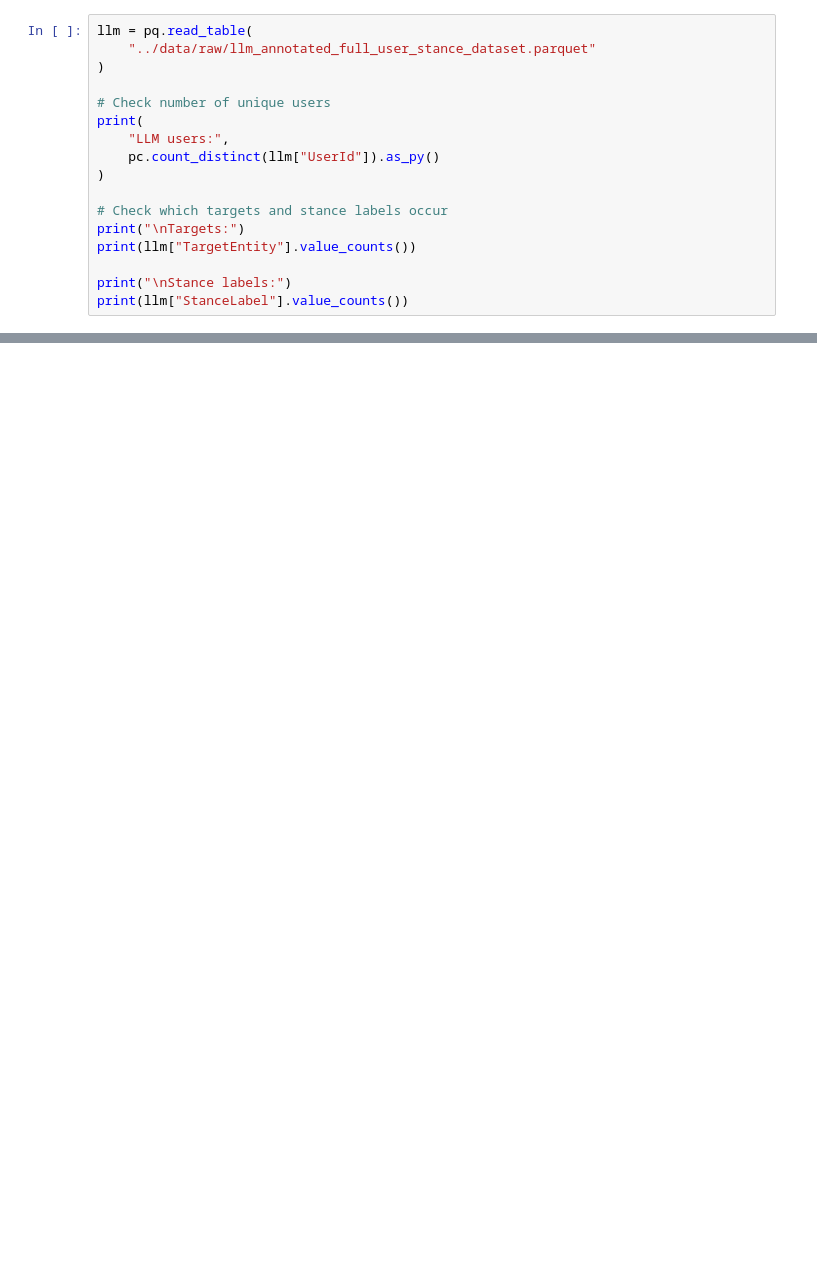
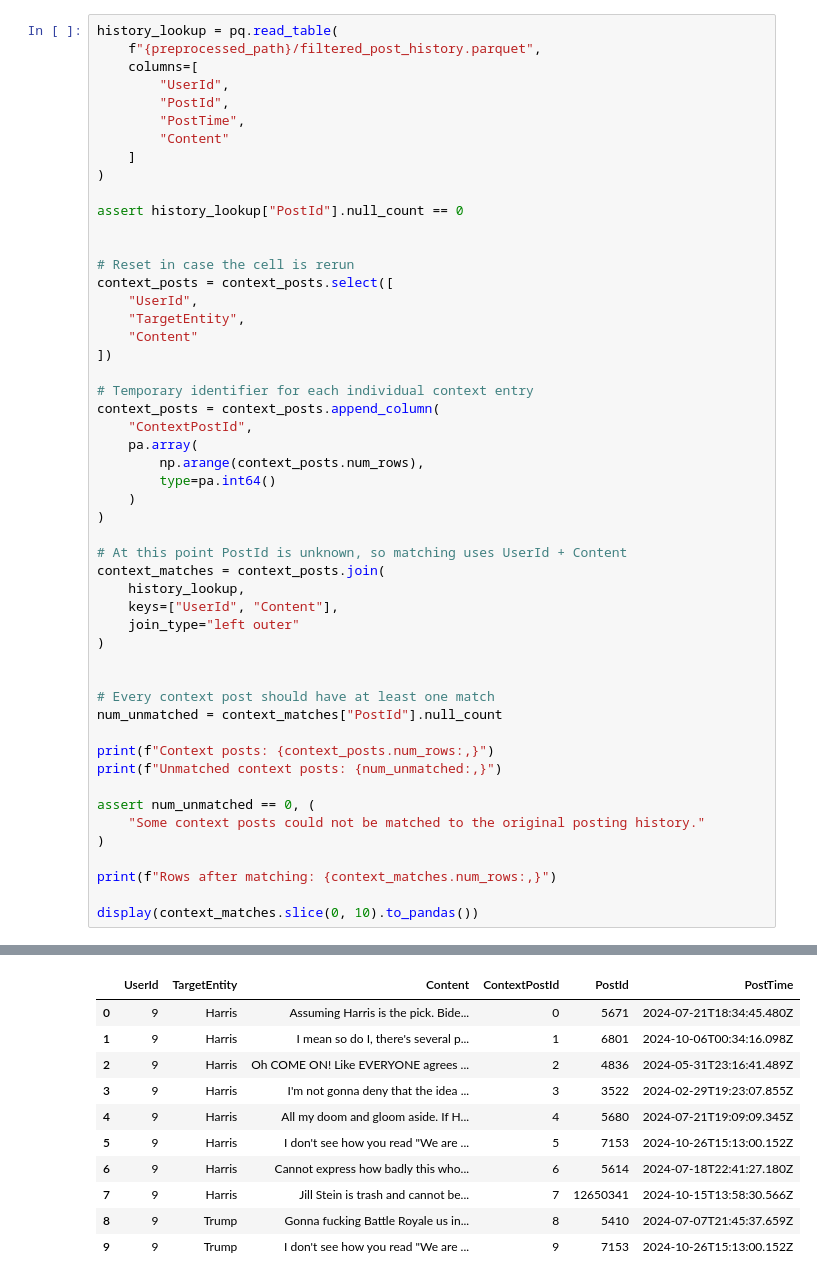
Before and after one commit to jakobtitz/political-stance-detection-analysis, a Jupyter notebook: notebooks/01_preprocessing.ipynb, the cells around one changed output, grey strips where cells are left out. Drawn from its saved outputs; the diff is of its cells as text; blank space fills up the shorter version.

```diff
--- a/notebooks/01_preprocessing.ipynb
+++ b/notebooks/01_preprocessing.ipynb
@@ -511,18 +396,52 @@ that they can be reserved for evaluation and are not accidentally used for train
 # %%
-llm = pq.read_table(
-    "../data/raw/llm_annotated_full_user_stance_dataset.parquet"
+history_lookup = pq.read_table(
+    f"{preprocessed_path}/filtered_post_history.parquet",
+    columns=[
+        "UserId",
+        "PostId",
+        "PostTime",
+        "Content"
+    ]
 )
 
-# Check number of unique users
-print(
-    "LLM users:",
-    pc.count_distinct(llm["UserId"]).as_py()
+assert history_lookup["PostId"].null_count == 0
+
+
+# Reset in case the cell is rerun
+context_posts = context_posts.select([
+    "UserId",
+    "TargetEntity",
+    "Content"
+])
+
+# Temporary identifier for each individual context entry
+context_posts = context_posts.append_column(
+    "ContextPostId",
+    pa.array(
+        np.arange(context_posts.num_rows),
+        type=pa.int64()
+    )
 )
 
-# Check which targets and stance labels occur
-print("\nTargets:")
-print(llm["TargetEntity"].value_counts())
+# At this point PostId is unknown, so matching uses UserId + Content
+context_matches = context_posts.join(
+    history_lookup,
+    keys=["UserId", "Content"],
+    join_type="left outer"
+)
 
-print("\nStance labels:")
-print(llm["StanceLabel"].value_counts())
+
+# Every context post should have at least one match
+num_unmatched = context_matches["PostId"].null_count
+
+print(f"Context posts: {context_posts.num_rows:,}")
+print(f"Unmatched context posts: {num_unmatched:,}")
+
+assert num_unmatched == 0, (
+    "Some context posts could not be matched to the original posting history."
+)
+
+print(f"Rows after matching: {context_matches.num_rows:,}")
+
+display(context_matches.slice(0, 10).to_pandas())
 # %% [output]
@@ -546 +451,12 @@ Targets:
+|  | UserId | TargetEntity | Content | ContextPostId | PostId | PostTime |
+| 0 | 9 | Harris | Assuming Harris is the pick. Bide... | 0 | 5671 | 2024-07-21T18:34:45.480Z |
+| 1 | 9 | Harris | I mean so do I, there's several p... | 1 | 6801 | 2024-10-06T00:34:16.098Z |
+| 2 | 9 | Harris | Oh COME ON! Like EVERYONE agrees ... | 2 | 4836 | 2024-05-31T23:16:41.489Z |
+| 3 | 9 | Harris | I'm not gonna deny that the idea ... | 3 | 3522 | 2024-02-29T19:23:07.855Z |
+| 4 | 9 | Harris | All my doom and gloom aside. If H... | 4 | 5680 | 2024-07-21T19:09:09.345Z |
+| 5 | 9 | Harris | I don't see how you read "We are ... | 5 | 7153 | 2024-10-26T15:13:00.152Z |
+| 6 | 9 | Harris | Cannot express how badly this who... | 6 | 5614 | 2024-07-18T22:41:27.180Z |
+| 7 | 9 | Harris | Jill Stein is trash and cannot be... | 7 | 12650341 | 2024-10-15T13:58:30.566Z |
+| 8 | 9 | Trump | Gonna fucking Battle Royale us in... | 8 | 5410 | 2024-07-07T21:45:37.659Z |
+| 9 | 9 | Trump | I don't see how you read "We are ... | 9 | 7153 | 2024-10-26T15:13:00.152Z |
 # %%
```
Also changed, not shown: parts of 34 cells of this notebook, 8 other files.
